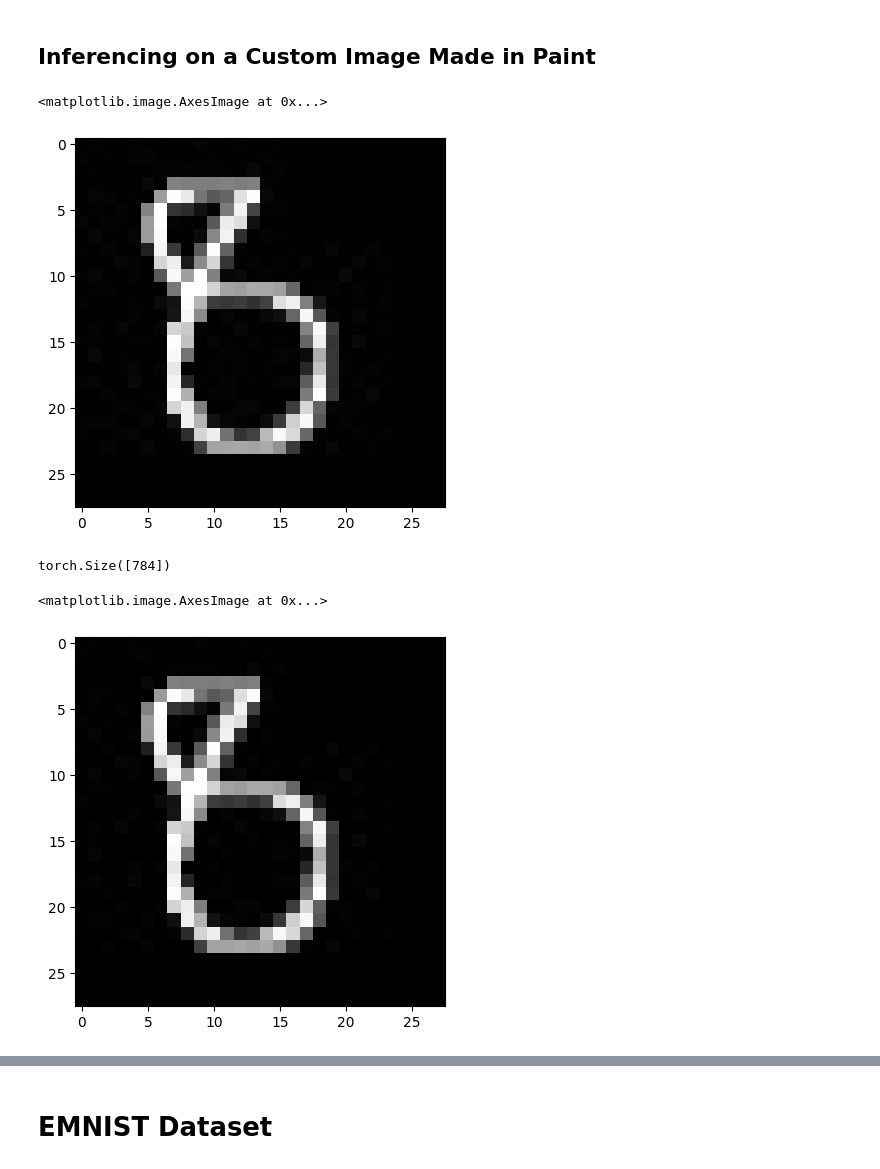
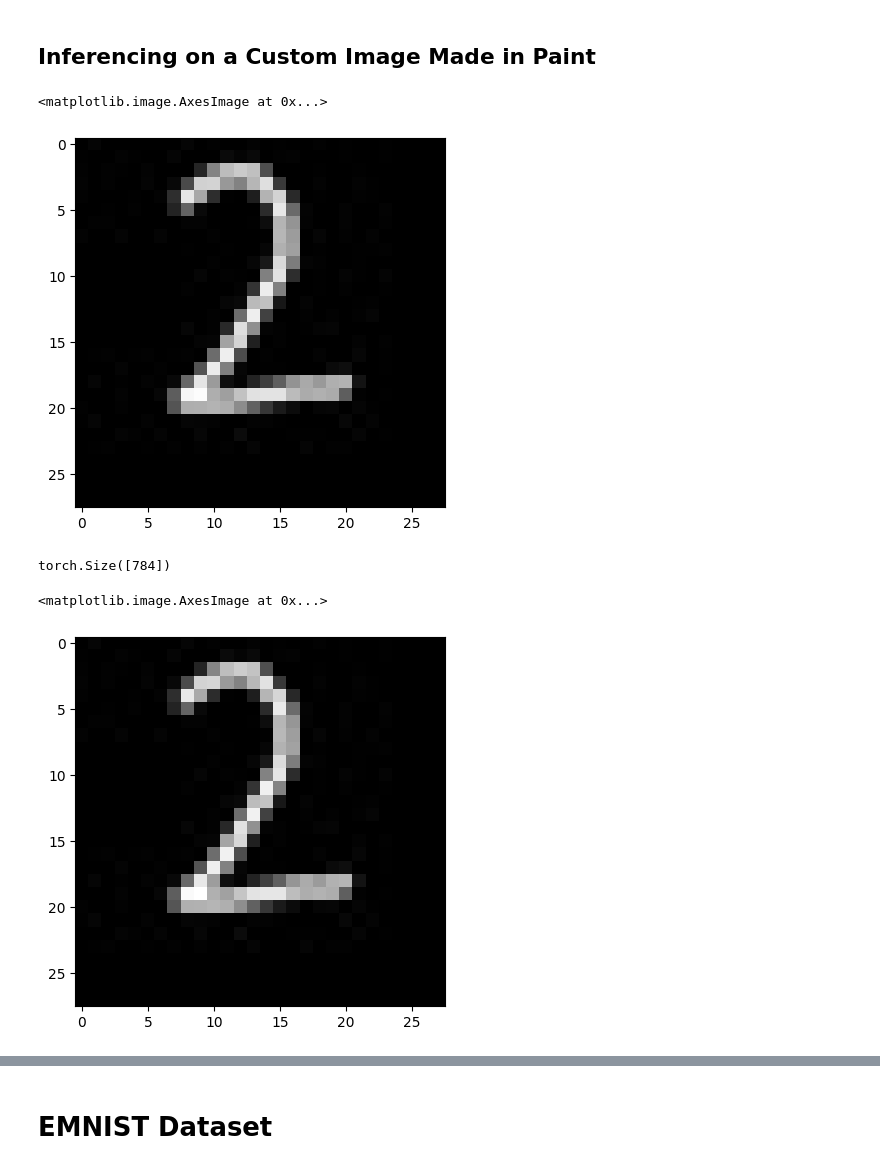
Before and after one commit to Bikash9841/AI-Trainee-Week-4, a Jupyter notebook: Multiclass_Classification_Assignment.ipynb, the cells around one changed output, grey strips where cells are left out. Saved outputs shown, nothing was run; the diff lists cells and outputs as text; code cells hidden in the pictures.

```diff
--- a/Multiclass_Classification_Assignment.ipynb
+++ b/Multiclass_Classification_Assignment.ipynb
@@ -268,13 +273,13 @@ plt.show()
 # %% [markdown]
 ## Inferencing on a Custom Image Made in Paint
 # %%
-# inf_img=torch.tensor(plt.imread('/media/bikasherl/New Volume/Bajra_Tech/Week 4/image.jpg'))
-inf_img=torch.tensor(plt.imread('/media/bikasherl/New Volume/Bajra_Tech/Week 4/image2.jpeg'))
+inf_img=torch.tensor(plt.imread('/media/bikasherl/New Volume/Bajra_Tech/Week 4/image.jpg'))
+# inf_img=torch.tensor(plt.imread('/media/bikasherl/New Volume/Bajra_Tech/Week 4/image2.jpeg'))
 # inf_img=torch.tensor(plt.imread('/media/bikasherl/New Volume/Bajra_Tech/Week 4/image3.jpeg'))
 plt.imshow(inf_img)
 # %% [output]
 <matplotlib.image.AxesImage at 0x...>
-[figure, old version]
+[figure, new version]
 # %%
 inf_img=inf_img[:,:,0].flatten(0,1)
 inf_img.shape
@@ -286,7 +291,7 @@ inf_img=(inf_img-inf_img.min())/(inf_img.max()-inf_img.min())
 plt.imshow(inf_img.view(28,28),cmap='gray')
 # %% [output]
 <matplotlib.image.AxesImage at 0x...>
-[figure, old version]
+[figure, new version]
 # %%
 # Prediction
 
```
Also changed, not shown: parts of 17 cells of this notebook.
